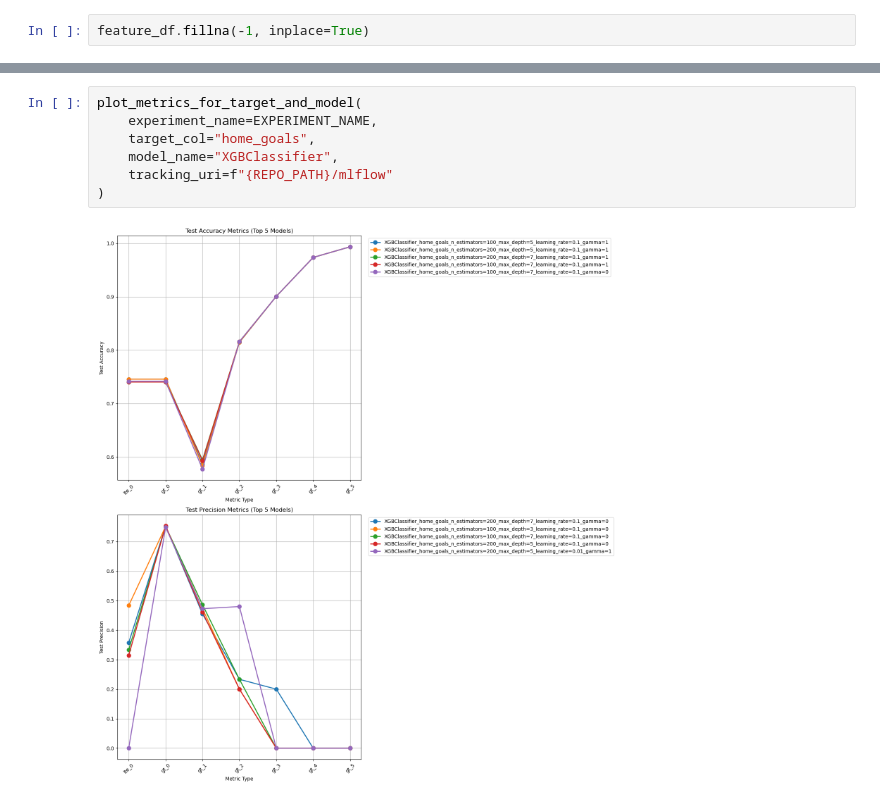
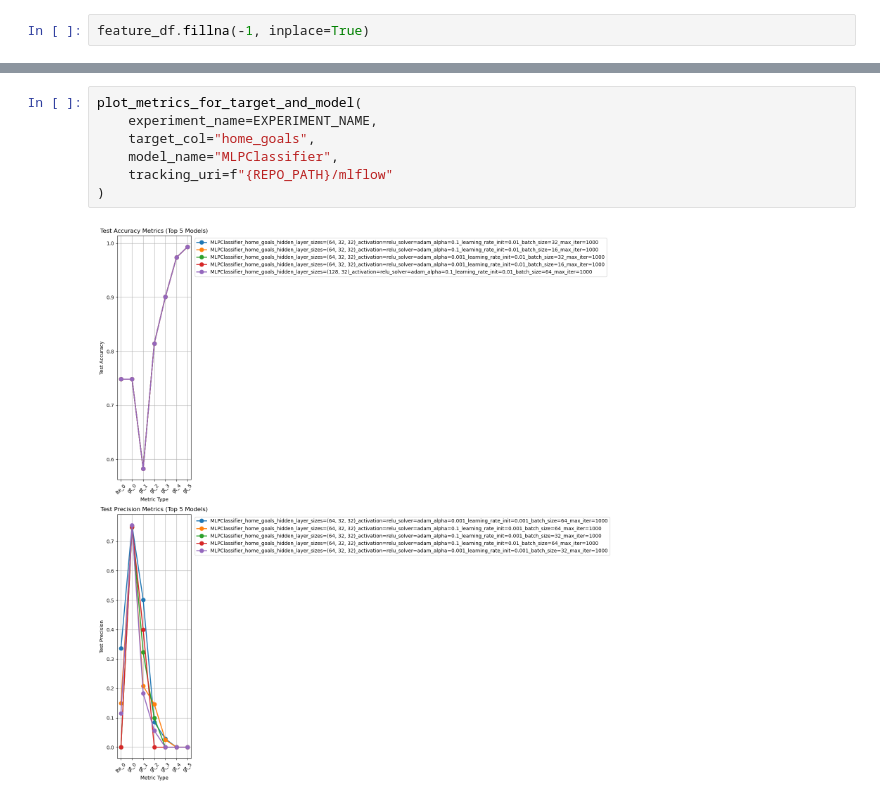
Before and after one commit to 1111111huang/betbot, a Jupyter notebook: notebooks/modeling/baseline.ipynb, the cells around one changed output, grey strips where cells are left out. Saved outputs shown, nothing was run; the diff lists cells and outputs as text.

Commit message:
Add mlp with drop out models

```diff
--- a/notebooks/modeling/baseline.ipynb
+++ b/notebooks/modeling/baseline.ipynb
@@ -88,9 +88,9 @@ Fold 2 training size: 815 (60.0% of data)
 # %%
 plot_metrics_for_target_and_model(
     experiment_name=EXPERIMENT_NAME,
     target_col="home_goals",
-    model_name="XGBClassifier",
+    model_name="MLPClassifier",
     tracking_uri=f"{REPO_PATH}/mlflow"
 )
 # %% [output]
-[figure, old version]
+[figure, new version]
```
Also changed, not shown: parts of 3 cells of this notebook, 1 other file.
